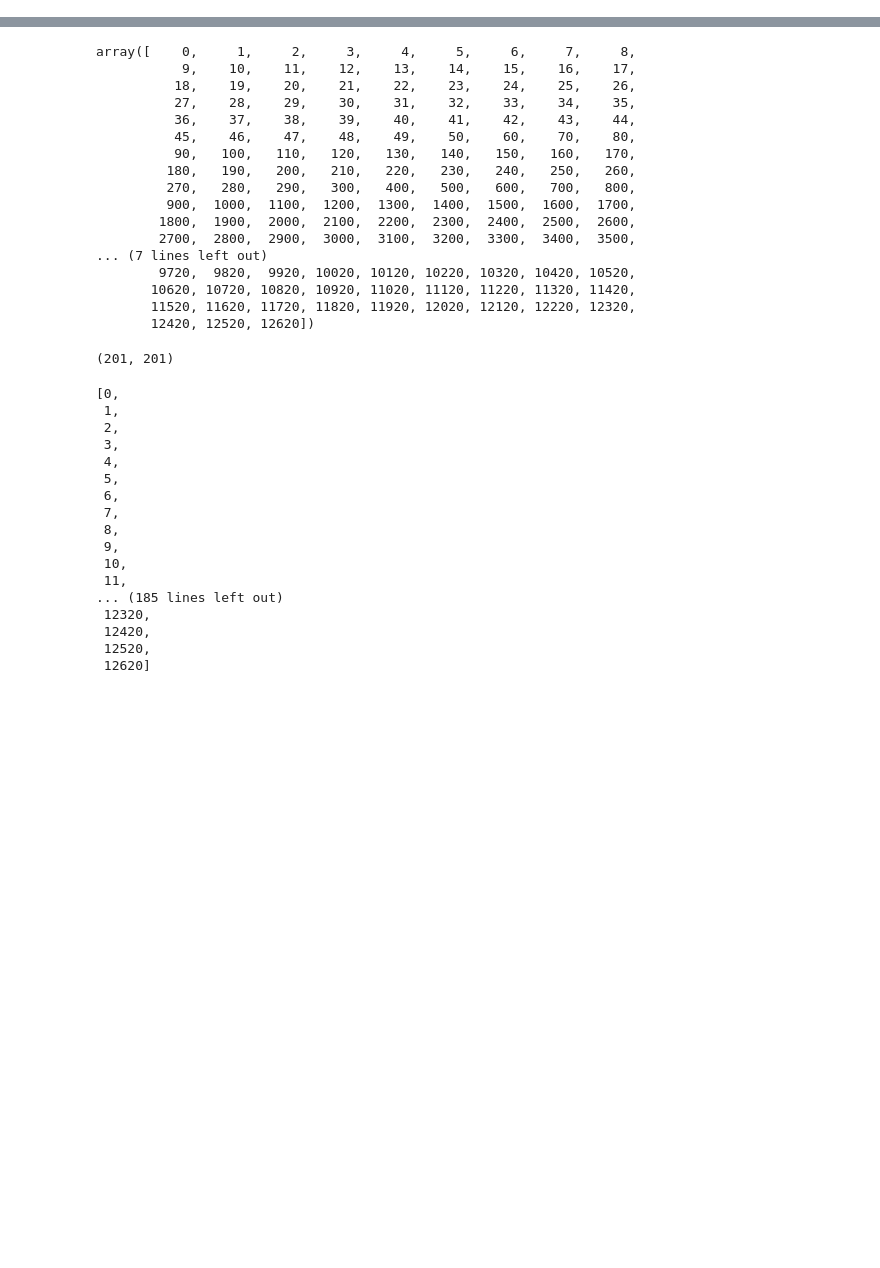
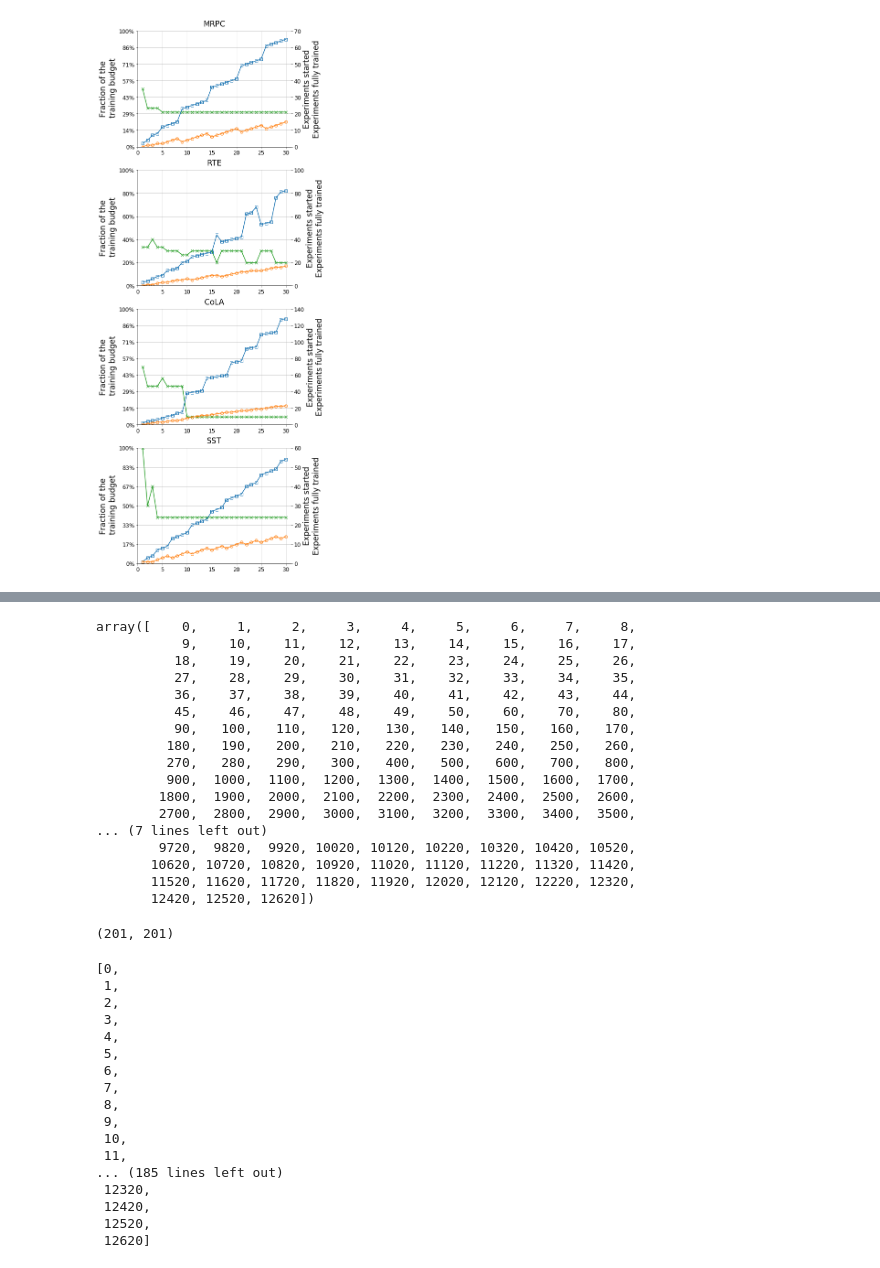
Before and after one commit to dodgejesse/bert_on_stilts, a Jupyter notebook: notebooks/data_vis.ipynb, the cells around one changed output, grey strips where cells are left out. Drawn from its saved outputs; the diff is of its cells as text; code cells hidden in the pictures; blank space fills up the shorter version.

```diff
--- a/notebooks/data_vis.ipynb
+++ b/notebooks/data_vis.ipynb
@@ -24,0 +154,58 @@ perf = {
+# %%
+# Matrix plots
+fontsize=17
+f, axs = plt.subplots(len(tasks), 1, figsize=(4*1.5, 11*1.5))
+plt.subplots_adjust(bottom=-0.1)
+for idx,(task, ax2) in enumerate(zip(tasks, axs)):
+    line3, = ax2.plot(range(1,31), formatted_es_data[task]['percent_data'], marker='x', fillstyle='none', color='#2ca02c')
+    ax1 = ax2.twinx()
+    line1, = ax1.plot(range(1,31), formatted_es_data[task]['num_started'], marker='s', fillstyle='none', color='#1f77b4')
+    line2, = ax1.plot(range(1,31), formatted_es_data[task]['num_fully_train'], marker='o', fillstyle='none', color='#ff7f0e')
+    ax2_y_ticks = np.linspace(0, 1, len(ax1.get_yticks())-1).tolist()
+    ax2_y_ticks = [-ax2_y_ticks[1]] + ax2_y_ticks
+    ax2.set_yticks(ax2_y_ticks)
+
+    # to get the ylim
+    lower_proportion = ax1.get_ylim()[0] / ax1.get_yticks()[0]
+    ax2_lower_y_lim = ax2_y_ticks[0]*lower_proportion
+
+    upper_dist = ax1.get_yticks()[-1] - ax1.get_yticks()[-2]
+    upper_proportion = (ax1.get_ylim()[1] - ax1.get_yticks()[-2]) / upper_dist
+    ax2_step_dist = ax2_y_ticks[-1] - ax2_y_ticks[-2]
+    ax2_upper_y_lim = ax2.get_yticks()[-2] + ax2_step_dist * upper_proportion
+
+    ax2.set_ylim((ax2_lower_y_lim, ax2_upper_y_lim))
+
+    ax2_ylabels = [str(round(percent * 100)) + "%" for percent in ax2_y_ticks]
+    #ax2_ylabels = ax2_ylabels[1,len(ax2_ylabels)]]
+    ax2.set_yticklabels(ax2_ylabels)
+
+    upper_ylim_1 = True
+    if upper_ylim_1:
+#         ax1.set_ylim((ax1.get_ylim()[0], ax1.get_yticks()[-1]))
+#         ax2.set_ylim((ax2.get_ylim()[0], ax2.get_yticks()[-1]))
+        ax1.set_ylim((0, ax1.get_yticks()[-1]))
+        ax2.set_ylim((0, ax2.get_yticks()[-1]))
+
+    if idx == len(tasks)-1: ax1.set_xlabel('Budget sufficient to train X models on all data', fontsize=fontsize)
+    ax1.set_ylabel('Experiments started\nExperiments fully trained', fontsize=fontsize)
+    ax2.set_ylabel('Fraction of the\n training budget', fontsize=fontsize)
+    ax1.set_title(names[task], fontsize=fontsize, pad=10)
+    ax2.grid(None)
+    ax1.set_xlim(0,31)
+    ax1.tick_params(labelsize=12); ax2.tick_params(labelsize=12)
+
+#     if idx ==1:
+#         ax1.legend((line1,line2), ("", ""), loc=(1.15,0.4), fontsize=12)
+#         ax2.legend((line3,), ("",), loc=(1.3,0.4), fontsize=12)
+#     if idx == 0:
+#         ax1.legend((line1,line2), ("exp. started (s)", "exp. fully trained (f)"), loc=(0.48,0.33), fontsize=12)
+#         ax2.legend((line3,), ("fraction of the\ntraining budget (k)",), loc=2, fontsize=12)
+#         ax2.legend((line1, line2, line3), ("Exp. started (s)", "Exp. trained fully (f)",
+#                                            "Fracion of training budget (k)"), loc=2, fontsize=12.5)
+filename = '/home/ilharco/Desktop/data/optimal_early_stopping'
+# plt.ylabel('Weight initialization random seeds', fontsize=fontsize)
+
+plt.savefig(filename + '.pdf', bbox_inches='tight', format='pdf')
+# %% [output]
+[figure, added]
```
Also changed, not shown: parts of 40 cells of this notebook, 2 other files.
